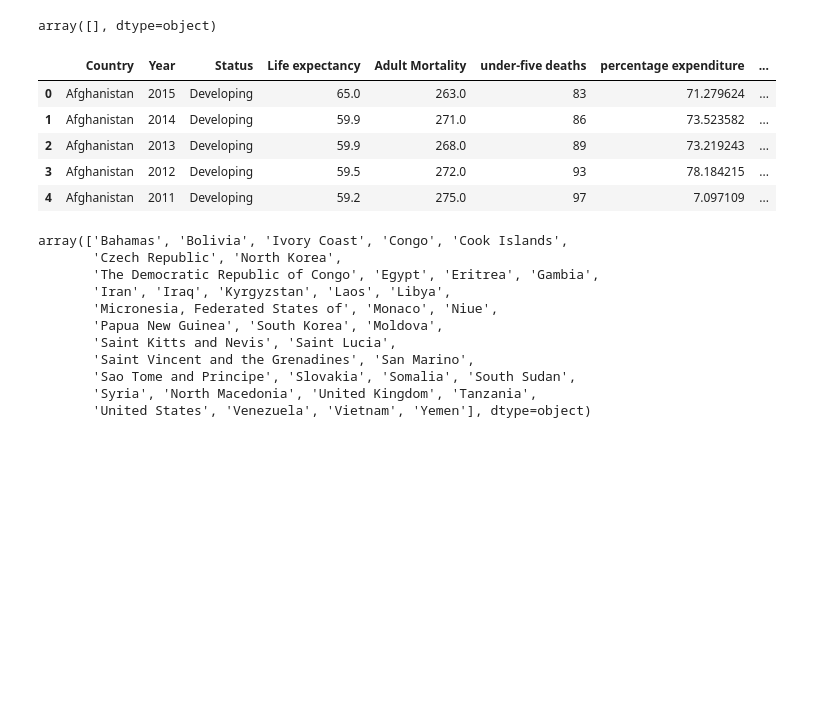
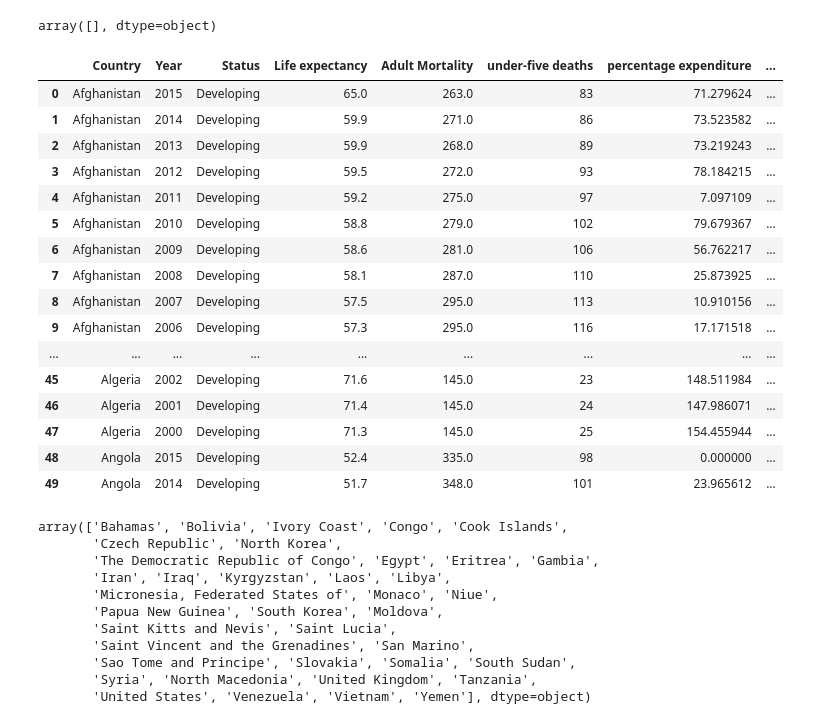
Before and after one commit to ElifSurucu/life-expectancy-eda, a Jupyter notebook: elijah_notebook_anbita_changes.ipynb, the cells around one changed output. Drawn from its saved outputs; the diff is of its cells as text; code cells hidden in the pictures; blank space fills up the shorter version.

```diff
--- a/elijah_notebook_anbita_changes.ipynb
+++ b/elijah_notebook_anbita_changes.ipynb
@@ -354,14 +365,25 @@ test['Country'].unique()
 # %% [output]
 array([], dtype=object)
 # %%
-df_relevant.head()
+df_relevant.head(50)
 # %% [output]
 |  | Country | Year | Status | Life expectancy | Adult Mortality | under-five deaths | percentage expenditure | ... |
 | 0 | Afghanistan | 2015 | Developing | 65.0 | 263.0 | 83 | 71.279624 | ... |
 | 1 | Afghanistan | 2014 | Developing | 59.9 | 271.0 | 86 | 73.523582 | ... |
 | 2 | Afghanistan | 2013 | Developing | 59.9 | 268.0 | 89 | 73.219243 | ... |
 | 3 | Afghanistan | 2012 | Developing | 59.5 | 272.0 | 93 | 78.184215 | ... |
 | 4 | Afghanistan | 2011 | Developing | 59.2 | 275.0 | 97 | 7.097109 | ... |
+| 5 | Afghanistan | 2010 | Developing | 58.8 | 279.0 | 102 | 79.679367 | ... |
+| 6 | Afghanistan | 2009 | Developing | 58.6 | 281.0 | 106 | 56.762217 | ... |
+| 7 | Afghanistan | 2008 | Developing | 58.1 | 287.0 | 110 | 25.873925 | ... |
+| 8 | Afghanistan | 2007 | Developing | 57.5 | 295.0 | 113 | 10.910156 | ... |
+| 9 | Afghanistan | 2006 | Developing | 57.3 | 295.0 | 116 | 17.171518 | ... |
+| ... | ... | ... | ... | ... | ... | ... | ... | ... |
+| 45 | Algeria | 2002 | Developing | 71.6 | 145.0 | 23 | 148.511984 | ... |
+| 46 | Algeria | 2001 | Developing | 71.4 | 145.0 | 24 | 147.986071 | ... |
+| 47 | Algeria | 2000 | Developing | 71.3 | 145.0 | 25 | 154.455944 | ... |
+| 48 | Angola | 2015 | Developing | 52.4 | 335.0 | 98 | 0.000000 | ... |
+| 49 | Angola | 2014 | Developing | 51.7 | 348.0 | 101 | 23.965612 | ... |
 # %%
 df_relevant.loc[df_relevant["GDP"].isna()]["Country"].unique()
 # %% [output]
```
Also changed, not shown: parts of 8 cells of this notebook.
